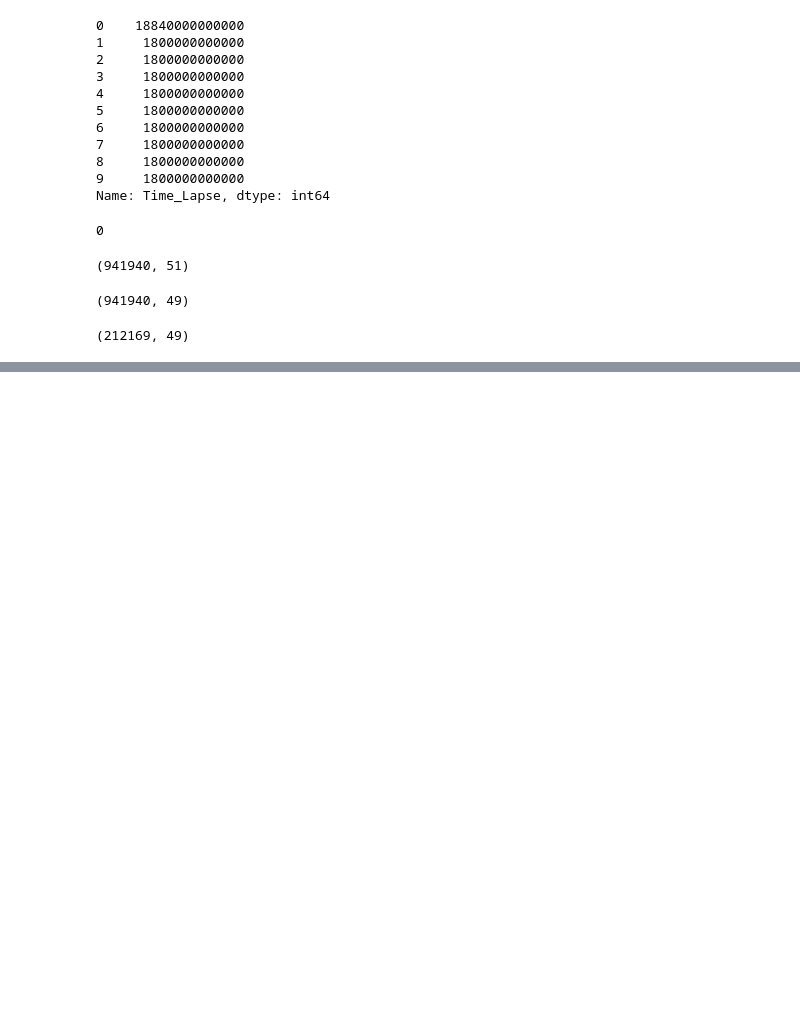
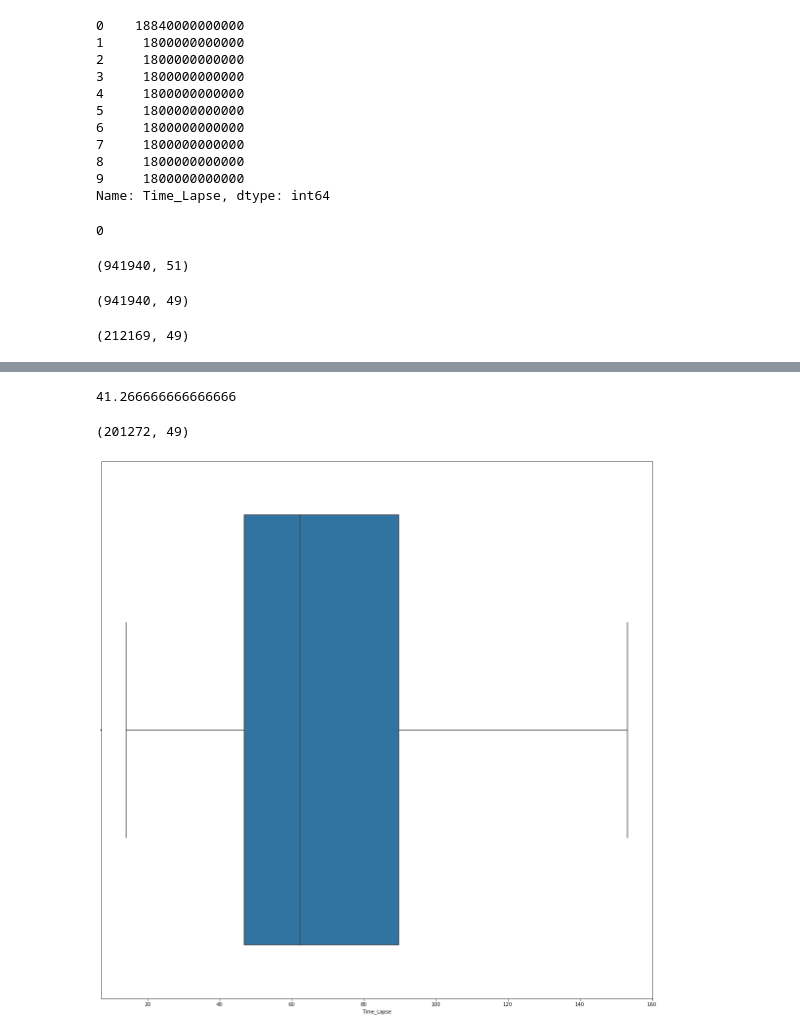
Before and after one commit to mcerow/traffic_times, a Jupyter notebook: Data cleaning.ipynb, the cells around one changed output, grey strips where cells are left out. Saved outputs shown, nothing was run; the diff lists cells and outputs as text; code cells hidden in the pictures; blank space fills up the shorter version.

```diff
--- a/Data cleaning.ipynb
+++ b/Data cleaning.ipynb
@@ -186,0 +253,21 @@ Series([], Name: Severity, dtype: int64)
+# %%
+timelapseQ1 = USA_2019['Time_Lapse'].quantile(0.25)
+timelapseQ3 = USA_2019['Time_Lapse'].quantile(0.75)
+IQR = timelapseQ3 - timelapseQ1
+print(IQR)
+# %% [output]
+41.266666666666666
+# %%
+# dropped outliers using IQR
+
+USA_2019 = USA_2019[~((USA_2019['Time_Lapse'] < (timelapseQ1 - 1.5 * IQR)) |(USA_2019['Time_Lapse'] > (timelapseQ3 + 1.5 * IQR)))]
+USA_2019.shape
+# %% [output]
+(201272, 49)
+# %%
+plt.figure(figsize=(20,20))
+
+sns.boxplot(x=USA_2019['Time_Lapse'])
+plt.show()
+# %% [output]
+[figure, added]
```
Also changed, not shown: parts of 29 cells of this notebook, 8 other files.
